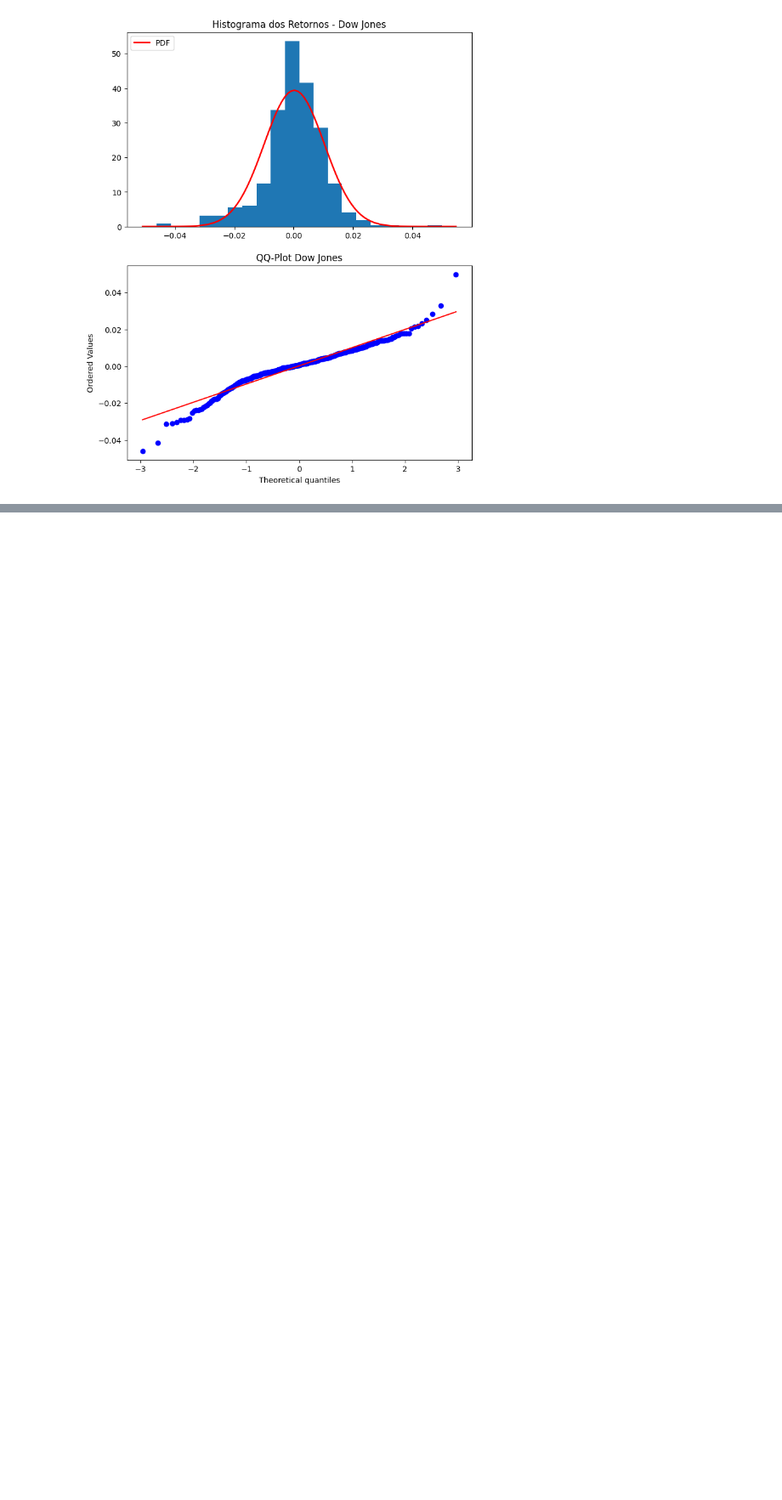
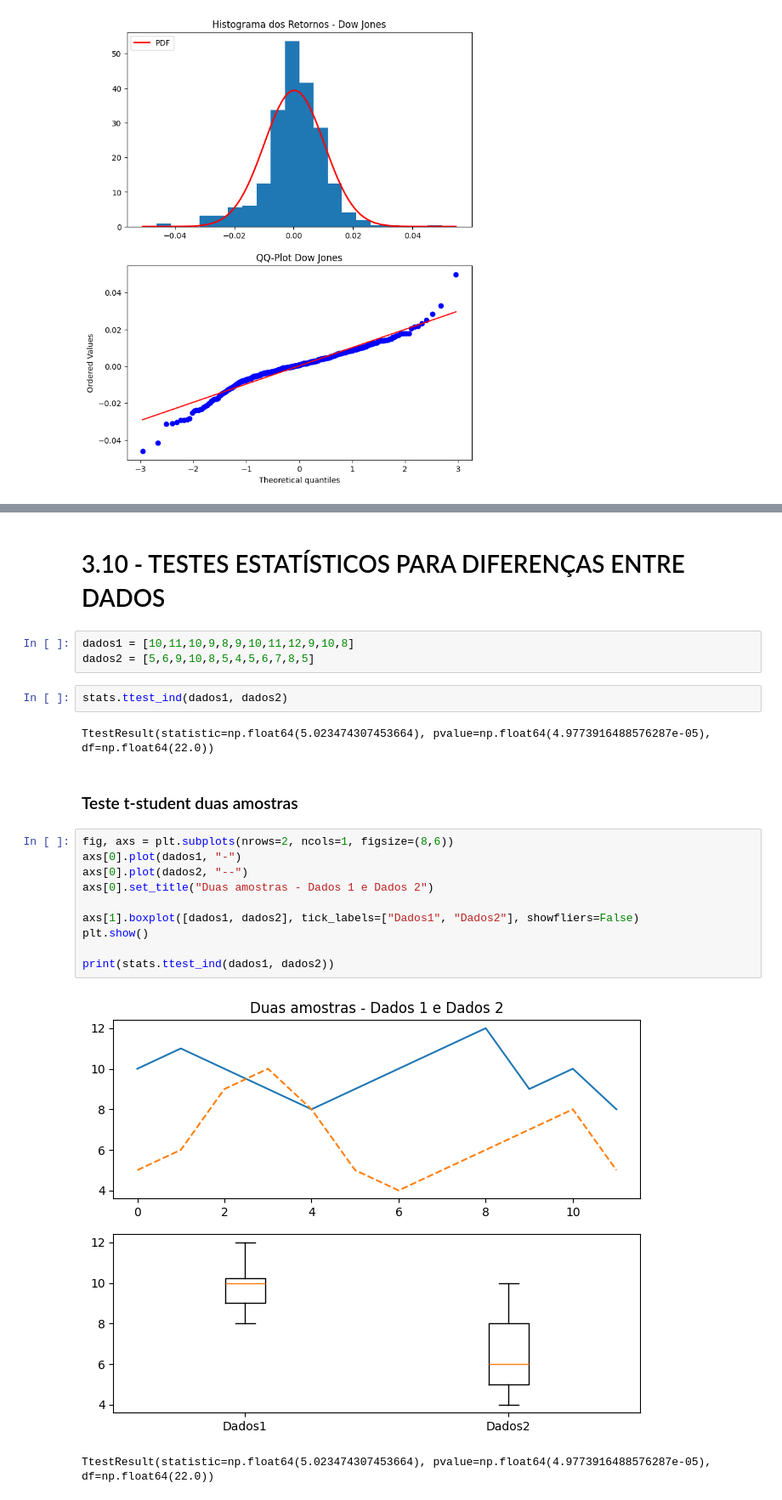
Before and after one commit to eraosso/PMF, a Jupyter notebook: Capitulo-3.ipynb, the cells around one changed output, grey strips where cells are left out. Shown at 85% size. Drawn from its saved outputs; the diff is of its cells as text; blank space fills up the shorter version.

```diff
--- a/Capitulo-3.ipynb
+++ b/Capitulo-3.ipynb
@@ -375,0 +425,24 @@ plota_graficos(df, retornos, "Dow Jones")
+# %% [markdown]
+# 3.10 - TESTES ESTATÍSTICOS PARA DIFERENÇAS ENTRE DADOS
+# %%
+dados1 = [10,11,10,9,8,9,10,11,12,9,10,8]
+dados2 = [5,6,9,10,8,5,4,5,6,7,8,5]
+# %%
+stats.ttest_ind(dados1, dados2)
+# %% [output]
+TtestResult(statistic=np.float64(5.023474307453664), pvalue=np.float64(4.9773916488576287e-05), df=np.float64(22.0))
+# %% [markdown]
+### Teste t-student duas amostras
+# %%
+fig, axs = plt.subplots(nrows=2, ncols=1, figsize=(8,6))
+axs[0].plot(dados1, "-")
+axs[0].plot(dados2, "--")
+axs[0].set_title("Duas amostras - Dados 1 e Dados 2")
+
+axs[1].boxplot([dados1, dados2], tick_labels=["Dados1", "Dados2"], showfliers=False)
+plt.show()
+
+print(stats.ttest_ind(dados1, dados2))
+# %% [output]
+[figure, added]
+TtestResult(statistic=np.float64(5.023474307453664), pvalue=np.float64(4.9773916488576287e-05), df=np.float64(22.0))
```
Also changed, not shown: parts of 32 cells of this notebook.
